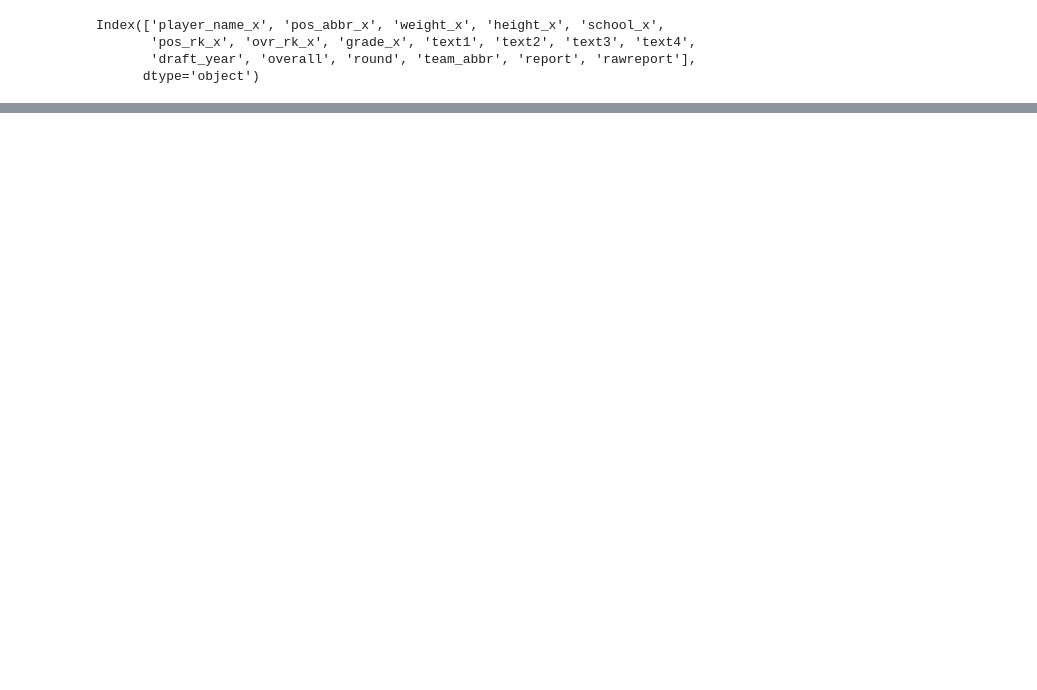
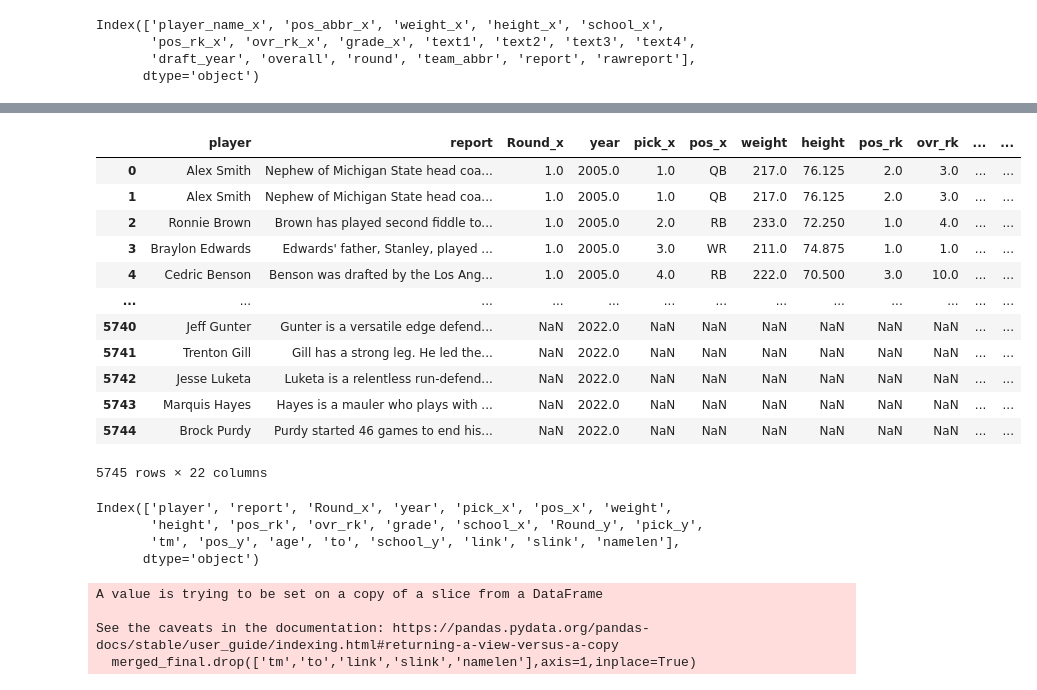
Before and after one commit to jpalgon/Draft_Scouting, a Jupyter notebook: Data Cleaning.ipynb, the cells around one changed output, grey strips where cells are left out. Saved outputs shown, nothing was run; the diff lists cells and outputs as text; code cells hidden in the pictures; blank space fills up the shorter version.

```diff
--- a/Data Cleaning.ipynb
+++ b/Data Cleaning.ipynb
@@ -522,0 +287,2 @@ report
+# %%
+drafts0522.columns = ['year','Round','pick','tm','player','pos','age','to','school','link','slink']
@@ -522,0 +293,5 @@ report
+# %%
+drafts0522['player'] = drafts0522.player.apply(lambda x: str(x).strip())
+drafts0522.player[(drafts0522.player.str.contains('II'))] = drafts0522.player[(drafts0522.player.str.contains('II'))].apply(lambda x: str(x).split(' II')[0])
+drafts0522.player[(drafts0522.player.str.contains('Jr.'))] = drafts0522.player[(drafts0522.player.str.contains('Jr.'))].apply(lambda x: str(x).split(' Jr.')[0])
+drafts0522['namelen'] =drafts0522['player'].str.count('\s+')
@@ -522,0 +307,3 @@ report
+# %%
+pd.set_option('display.max_rows',35)
+drafts0522[drafts0522.player.str.contains('Jr') & (drafts0522.year == 2022)]
@@ -523,2 +312,2 @@ report
 # %%
-merged = reportnon22.merge(combine,how='left',on=['player','year','pos'])
+merged = report.merge(drafts0522,how='left',on=['player','year'])
@@ -540,0 +314,16 @@ merged[(merged.Round.isna()) & merged['round'].isna() & ]
+# %%
+merged
+# %% [output]
+|  | player | report | Round_x | year | pick_x | pos_x | weight | height | pos_rk | ovr_rk | ... | ... |
+| 0 | Alex Smith | Nephew of Michigan State head coa... | 1.0 | 2005.0 | 1.0 | QB | 217.0 | 76.125 | 2.0 | 3.0 | ... | ... |
+| 1 | Alex Smith | Nephew of Michigan State head coa... | 1.0 | 2005.0 | 1.0 | QB | 217.0 | 76.125 | 2.0 | 3.0 | ... | ... |
+| 2 | Ronnie Brown | Brown has played second fiddle to... | 1.0 | 2005.0 | 2.0 | RB | 233.0 | 72.250 | 1.0 | 4.0 | ... | ... |
+| 3 | Braylon Edwards | Edwards' father, Stanley, played ... | 1.0 | 2005.0 | 3.0 | WR | 211.0 | 74.875 | 1.0 | 1.0 | ... | ... |
+| 4 | Cedric Benson | Benson was drafted by the Los Ang... | 1.0 | 2005.0 | 4.0 | RB | 222.0 | 70.500 | 3.0 | 10.0 | ... | ... |
+| ... | ... | ... | ... | ... | ... | ... | ... | ... | ... | ... | ... | ... |
+| 5740 | Jeff Gunter | Gunter is a versatile edge defend... | NaN | 2022.0 | NaN | NaN | NaN | NaN | NaN | NaN | ... | ... |
+| 5741 | Trenton Gill | Gill has a strong leg. He led the... | NaN | 2022.0 | NaN | NaN | NaN | NaN | NaN | NaN | ... | ... |
+| 5742 | Jesse Luketa | Luketa is a relentless run-defend... | NaN | 2022.0 | NaN | NaN | NaN | NaN | NaN | NaN | ... | ... |
+| 5743 | Marquis Hayes | Hayes is a mauler who plays with ... | NaN | 2022.0 | NaN | NaN | NaN | NaN | NaN | NaN | ... | ... |
+| 5744 | Brock Purdy | Purdy started 46 games to end his... | NaN | 2022.0 | NaN | NaN | NaN | NaN | NaN | NaN | ... | ... |
+5745 rows × 22 columns
@@ -540,0 +332,14 @@ merged[(merged.Round.isna()) & merged['round'].isna() & ]
+# %%
+merged_final.columns
+# %% [output]
+Index(['player', 'report', 'Round_x', 'year', 'pick_x', 'pos_x', 'weight',
+       'height', 'pos_rk', 'ovr_rk', 'grade', 'school_x', 'Round_y', 'pick_y',
+       'tm', 'pos_y', 'age', 'to', 'school_y', 'link', 'slink', 'namelen'],
+      dtype='object')
+# %%
+merged_final.drop(['tm','to','link','slink','namelen'],axis=1,inplace=True)
+# %% [output]
+A value is trying to be set on a copy of a slice from a DataFrame
+
+See the caveats in the documentation: https://pandas.pydata.org/pandas-docs/stable/user_guide/indexing.html#returning-a-view-versus-a-copy
+  merged_final.drop(['tm','to','link','slink','namelen'],axis=1,inplace=True)
```
Also changed, not shown: parts of 60 cells of this notebook, 4 other files.
